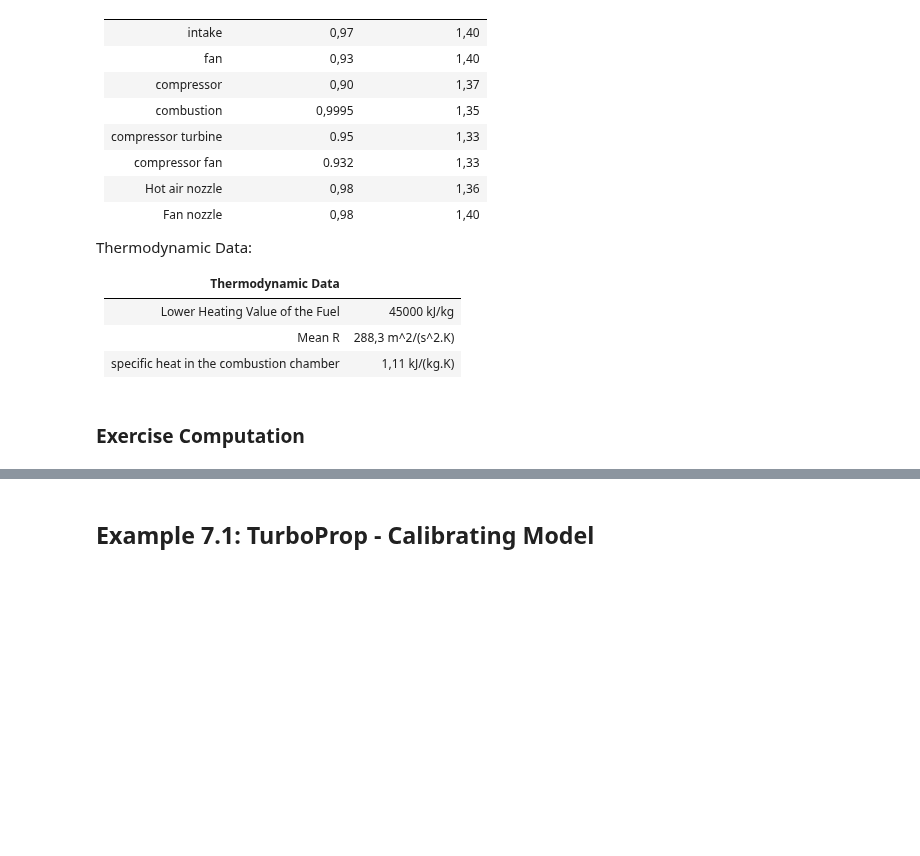
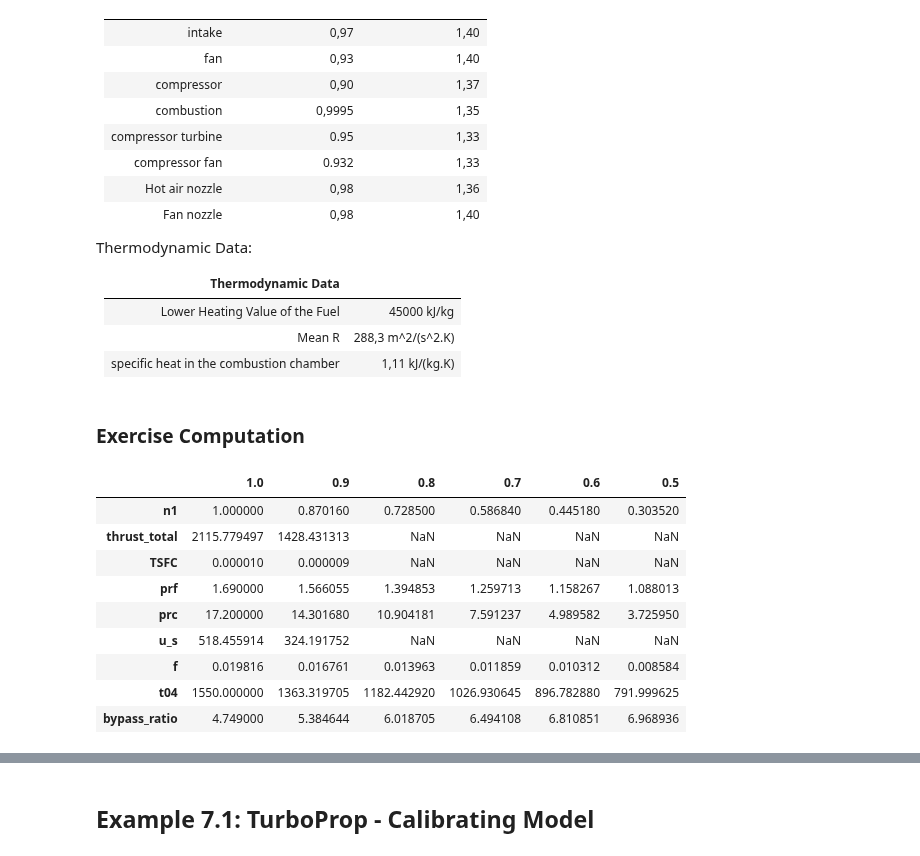
Before and after one commit to jonasdegrave/gas-turbine, a Jupyter notebook: notebook_course_examples.ipynb, the cells around one changed output, grey strips where cells are left out. Cells and saved outputs as stored; diff of their text form; code cells hidden in the pictures; blank space fills up the shorter version.

```diff
--- a/notebook_course_examples.ipynb
+++ b/notebook_course_examples.ipynb
@@ -211,31 +212,62 @@ Thermodynamic Data:
 ### Exercise Computation
 # %%
 values_ex2_3 = {
-    'ta':216.7,
-    'pa':18750,
+    'ta':290,
+    'pa':101630,
     'n_d':0.97,
-    'n_c':0.85,
-    'n_f':0.85,
-    'n_b':1,
-    'n_t':0.9,
-    'n_tf':0.9,
+    'n_f':0.93,
+    'n_c':0.90,
+    'n_b':0.9995,
+    'n_t':0.95,
+    'n_tf':0.932,
     'n_n':0.98,
     'n_nf':0.98,
     'gamma_d':1.4,
     'gamma_f':1.4,
     'gamma_c':1.37,
     'gamma_b':1.35,
     'gamma_t':1.33,
     'gamma_tf':1.33,
     'gamma_n':1.36,
     'gamma_nf':1.4,
     'prc':17.2,
     'prf':1.69,
     'bypass_ratio':4.749,
     'pc_fuel':45000,
     'cp_fuel':1.110,
     'r':288.3,
-    't04':1600,
-    'mach':0.85,
+    't04':1550,
+    'mach':0,
     'mass_flow':756
     }
+
+turbofan23 = mf.TurboFan(values_ex2_3)
+
+target = ['n1', 'thrust_total', 'TSFC', 'prf', 'prc', 'u_s', 'f', 't04','bypass_ratio']
+
+results = (
+    turbofan23.sumarise().
+    append(turbofan23.sumarise_results()).
+    loc[target]
+)
+
+for i in np.arange(0.9,0.4,-0.1):
+    turbofan23.set_n2(i)
+    results[i] = (
+        turbofan23.sumarise().
+        append(turbofan23.sumarise_results()).
+        loc[target]
+    )
+
+results
+# %% [output]
+|  | 1.0 | 0.9 | 0.8 | 0.7 | 0.6 | 0.5 |
+| n1 | 1.000000 | 0.870160 | 0.728500 | 0.586840 | 0.445180 | 0.303520 |
+| thrust_total | 2115.779497 | 1428.431313 | NaN | NaN | NaN | NaN |
+| TSFC | 0.000010 | 0.000009 | NaN | NaN | NaN | NaN |
+| prf | 1.690000 | 1.566055 | 1.394853 | 1.259713 | 1.158267 | 1.088013 |
+| prc | 17.200000 | 14.301680 | 10.904181 | 7.591237 | 4.989582 | 3.725950 |
+| u_s | 518.455914 | 324.191752 | NaN | NaN | NaN | NaN |
+| f | 0.019816 | 0.016761 | 0.013963 | 0.011859 | 0.010312 | 0.008584 |
+| t04 | 1550.000000 | 1363.319705 | 1182.442920 | 1026.930645 | 896.782880 | 791.999625 |
+| bypass_ratio | 4.749000 | 5.384644 | 6.018705 | 6.494108 | 6.810851 | 6.968936 |
```
Also changed, not shown: parts of 2 cells of this notebook.
